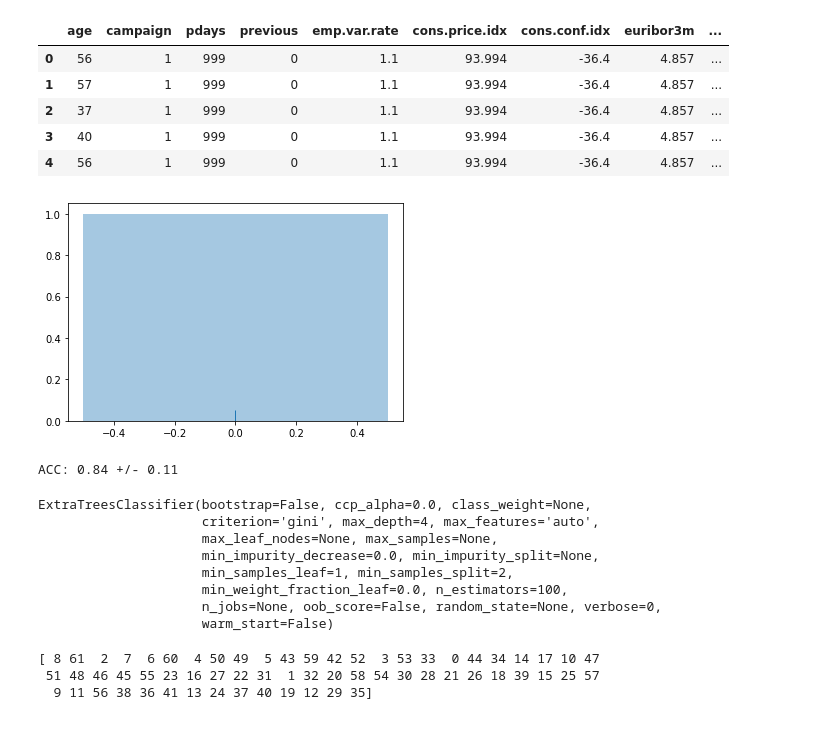
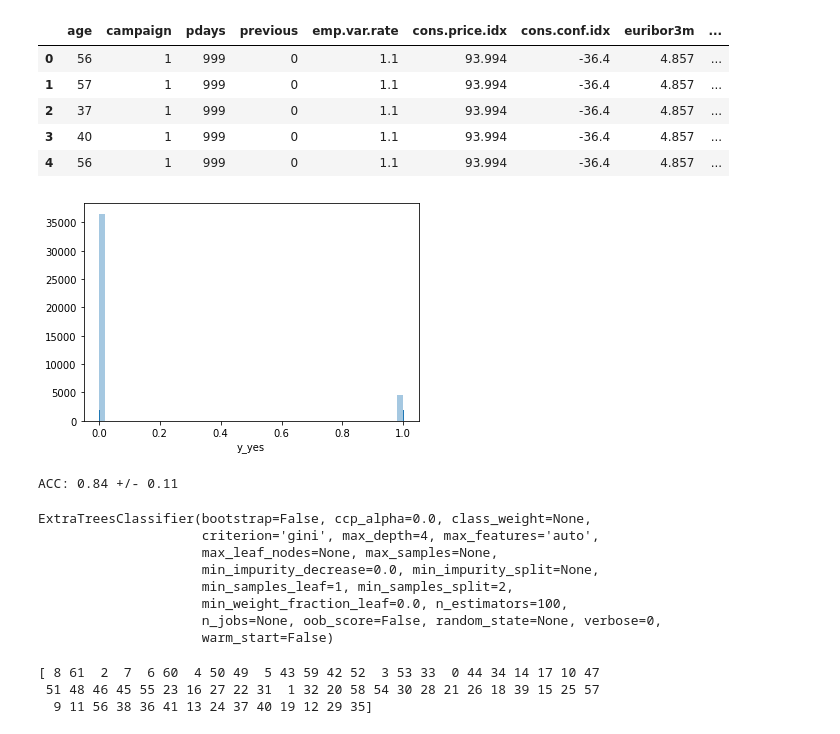
Before and after one commit to mvmorr/CE888, a Jupyter notebook: bank_classification.ipynb, the cells around one changed output. Cells and saved outputs as stored; diff of their text form; code cells hidden in the pictures.

```diff
--- a/bank_classification.ipynb
+++ b/bank_classification.ipynb
@@ -83,9 +83,9 @@ df_dummies.head()
 | 3 | 40 | 1 | 999 | 0 | 1.1 | 93.994 | -36.4 | 4.857 | ... |
 | 4 | 56 | 1 | 999 | 0 | 1.1 | 93.994 | -36.4 | 4.857 | ... |
 # %%
-sns_plot = sns.distplot(y, kde=False, rug=True)
+sns_plot = sns.distplot(y_df, kde=False, rug=True)
 # %% [output]
-[figure, old version]
+[figure, new version]
 # %%
 clf = ExtraTreesClassifier(n_estimators=100, max_depth=4)
 score = cross_val_score(clf, X_df, y_df,cv=10)
@@ -93,17 +93,19 @@ score = cross_val_score(clf, X_df, y_df,cv=10)
 print("ACC: %0.2f +/- %0.2f" % (score.mean(),score.std()))
 # %% [output]
 ACC: 0.84 +/- 0.11
-# %%
-clf.fit(X_df, y_df)
-# %% [output]
-ExtraTreesClassifier(bootstrap=False, ccp_alpha=0.0, class_weight=None,
-                     criterion='gini', max_depth=4, max_features='auto',
-                     max_leaf_nodes=None, max_samples=None,
-                     min_impurity_decrease=0.0, min_impurity_split=None,
-                     min_samples_leaf=1, min_samples_split=2,
-                     min_weight_fraction_leaf=0.0, n_estimators=100,
-                     n_jobs=None, oob_score=False, random_state=None, verbose=0,
-                     warm_start=False)
+# %%
+from sklearn.model_selection import train_test_split
+X_train, X_test, y_train, y_test = train_test_split(X_df, y_df, test_size=0.4, random_state=42)
+clf.fit(X_train, y_train)
+# %% [output]
+ExtraTreesClassifier(bootstrap=False, ccp_alpha=0.0, class_weight=None,
+                     criterion='gini', max_depth=4, max_features='auto',
+                     max_leaf_nodes=None, max_samples=None,
+                     min_impurity_decrease=0.0, min_impurity_split=None,
+                     min_samples_leaf=1, min_samples_split=2,
+                     min_weight_fraction_leaf=0.0, n_estimators=100,
+                     n_jobs=None, oob_score=False, random_state=None, verbose=0,
+                     warm_start=False)
 # %%
 importance = clf.feature_importances_
 std = np.std([tree.feature_importances_ for tree in clf.estimators_], axis=0)
```
Also changed, not shown: parts of 1 cell of this notebook.
